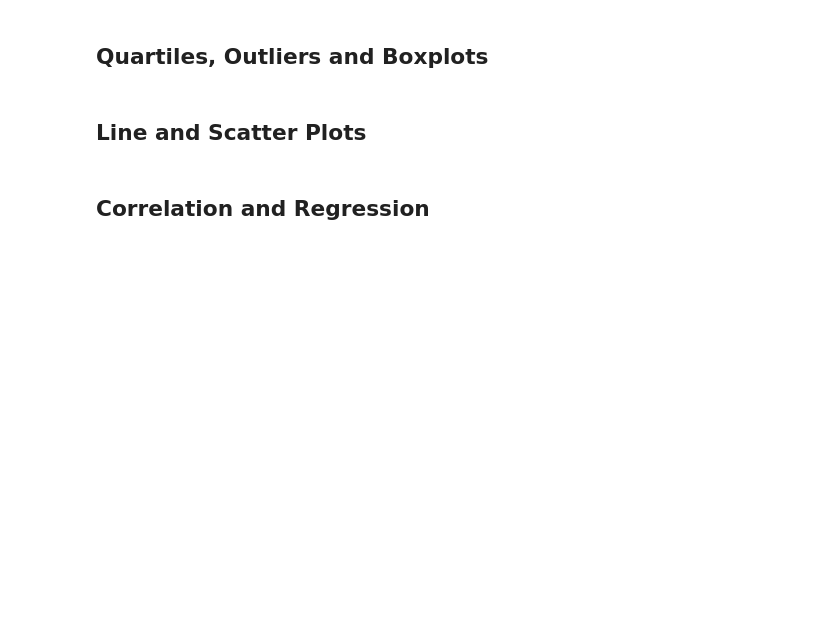
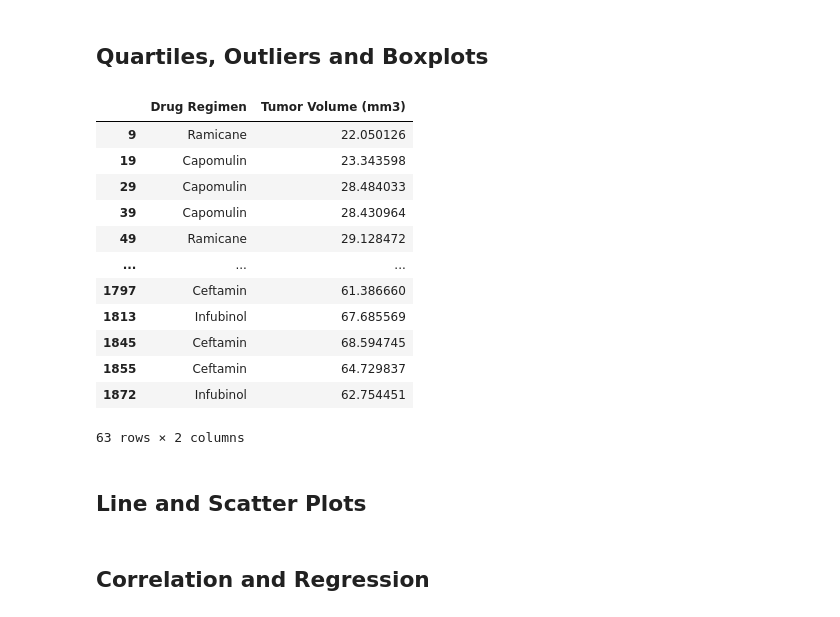
Before and after one commit to harikapeddi/Pymaceuticals---Matplotlib, a Jupyter notebook: pymaceuticals_starter.ipynb, the cells around one changed output. Cells and saved outputs as stored; diff of their text form; code cells hidden in the pictures; blank space fills up the shorter version.

```diff
--- a/pymaceuticals_starter.ipynb
+++ b/pymaceuticals_starter.ipynb
@@ -180,11 +186,44 @@ plt.show()
 # %%
 # Calculate the final tumor volume of each mouse across four of the treatment regimens:
 # Capomulin, Ramicane, Infubinol, and Ceftamin
 
 # Start by getting the last (greatest) timepoint for each mouse
+max_tp = clean_df['Timepoint'].max()
 
+max_tp_data = clean_df.loc[((clean_df['Drug Regimen']=='Capomulin') | (clean_df['Drug Regimen']=='Ramicane')|(clean_df['Drug Regimen']=='Infubinol')|(clean_df['Drug Regimen']=='Ceftamin')) & (clean_df['Timepoint']==max_tp) ,['Drug Regimen', 'Tumor Volume (mm3)']]
 
+# max_tp_Capomulin = clean_df.loc[(clean_df['Drug Regimen']=='Capomulin') & (clean_df['Timepoint']==max_tp) ,['Drug Regimen', 'Tumor Volume (mm3)']]
+
+# max_tp_Ramicane = clean_df.loc[(clean_df['Drug Regimen']=='Ramicane') & (clean_df['Timepoint']==max_tp) ,['Drug Regimen', 'Tumor Volume (mm3)']]
+
+# max_tp_Infubinol = clean_df.loc[(clean_df['Drug Regimen']=='Infubinol') & (clean_df['Timepoint']==max_tp) ,['Drug Regimen', 'Tumor Volume (mm3)']]
+
+# max_tp_Ceftamin = clean_df.loc[(clean_df['Drug Regimen']=='Ceftamin') & (clean_df['Timepoint']==max_tp) ,['Drug Regimen', 'Tumor Volume (mm3)']]
+
+# max_tp_df = pd.concat([max_tp_Capomulin, max_tp_Ramicane, max_tp_Infubinol, max_tp_Ceftamin ])
+# # max_tp_Capomulin
+# # max_tp_Ramicane
+# # max_tp_Infubinol
+# # max_tp_Ceftamin
+
+# max_tp_df
+
+max_tp_data.rename()
 # Merge this group df with the original dataframe to get the tumor volume at the last timepoint
+# %% [output]
+|  | Drug Regimen | Tumor Volume (mm3) |
+| 9 | Ramicane | 22.050126 |
+| 19 | Capomulin | 23.343598 |
+| 29 | Capomulin | 28.484033 |
+| 39 | Capomulin | 28.430964 |
+| 49 | Ramicane | 29.128472 |
+| ... | ... | ... |
+| 1797 | Ceftamin | 61.386660 |
+| 1813 | Infubinol | 67.685569 |
+| 1845 | Ceftamin | 68.594745 |
+| 1855 | Ceftamin | 64.729837 |
+| 1872 | Infubinol | 62.754451 |
+63 rows × 2 columns
 # %%
 # Put treatments into a list for for loop (and later for plot labels)
 
```
Also changed, not shown: parts of 5 cells of this notebook, 1 other file.
